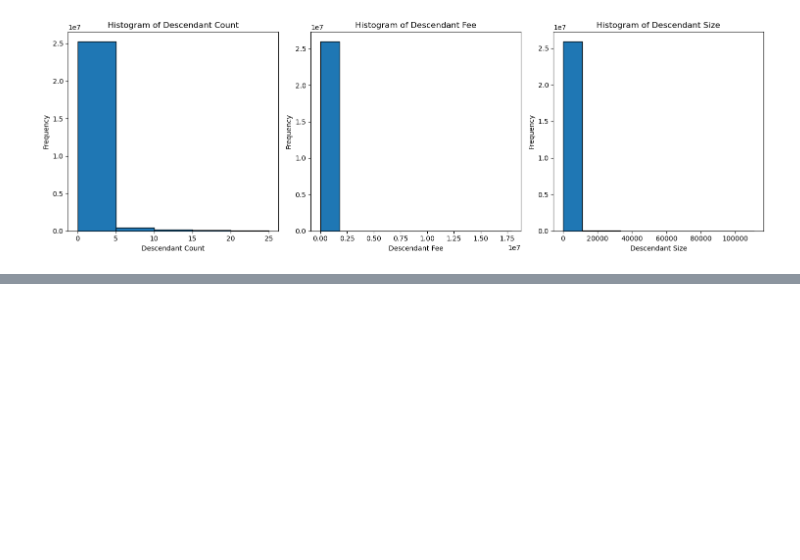
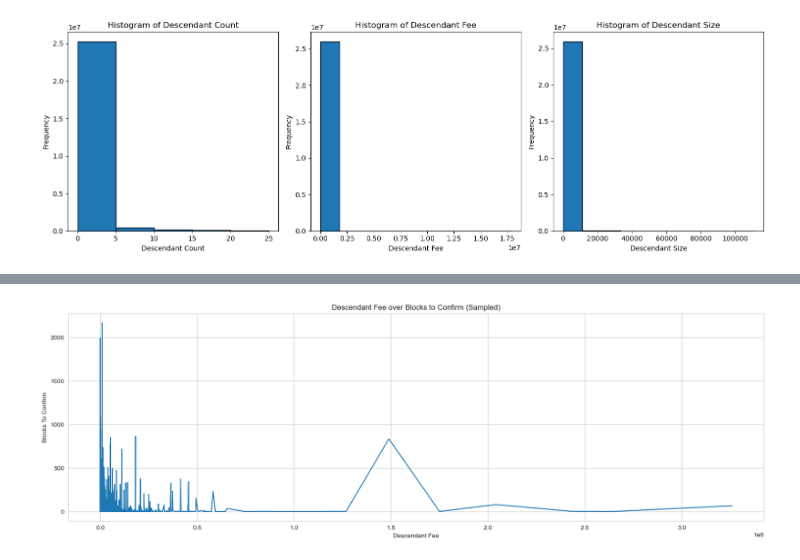
Before and after one commit to amnaahmad20/Bitcoin-Transactions-Latency-Forecasting-Dataset, a Jupyter notebook: blockchain_data analysis.ipynb, the cells around one changed output, grey strips where cells are left out. Cells and saved outputs as stored; diff of their text form; code cells hidden in the pictures; blank space fills up the shorter version.

```diff
--- a/blockchain_data analysis.ipynb
+++ b/blockchain_data analysis.ipynb
@@ -185,0 +210,18 @@ plt.show()
+# %%
+# Randomly sample a subset of the DataFrame (adjust 'n' to control the sample size)
+sample_size = 10000  # Change this value to adjust the sample size
+df_sampled = df.sample(n=sample_size)
+
+# Sort the sampled DataFrame by 'DescendantFee' to ensure the data is plotted in chronological order
+df_sorted = df_sampled.sort_values(by='DescendantFee')
+
+# Create a line plot
+plt.figure(figsize=(20, 6))
+plt.plot(df_sorted['DescendantFee'], df_sorted['BlocksToConfirm'], linestyle='solid')
+plt.xlabel('Descendant Fee')
+plt.ylabel('Blocks To Confirm')
+plt.title('Descendant Fee over Blocks to Confirm (Sampled)')
+plt.grid(True)
+plt.show()
+# %% [output]
+[figure, added]
```
Also changed, not shown: parts of 27 cells of this notebook.
